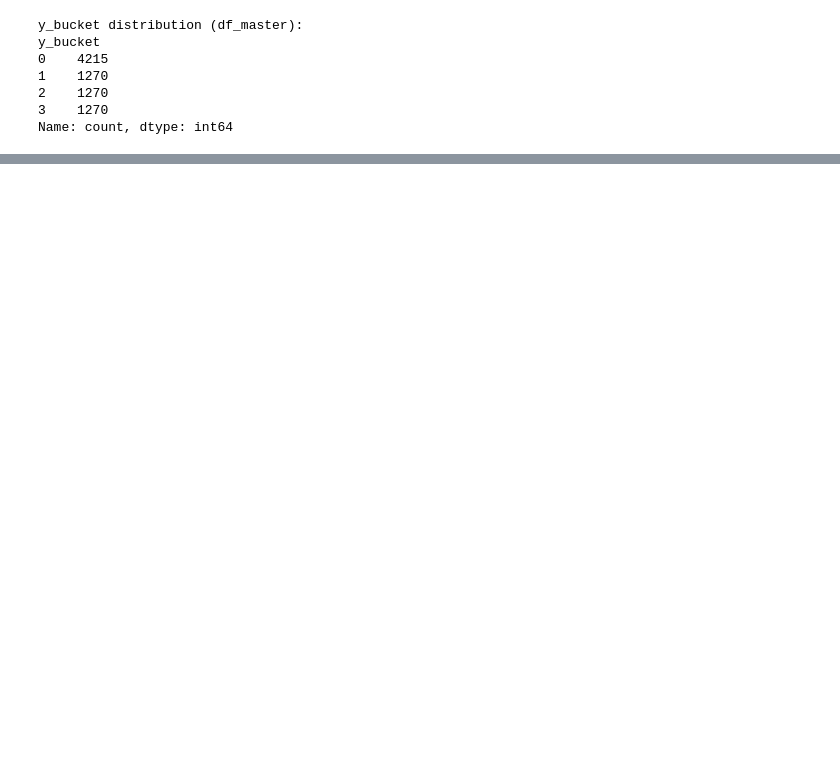
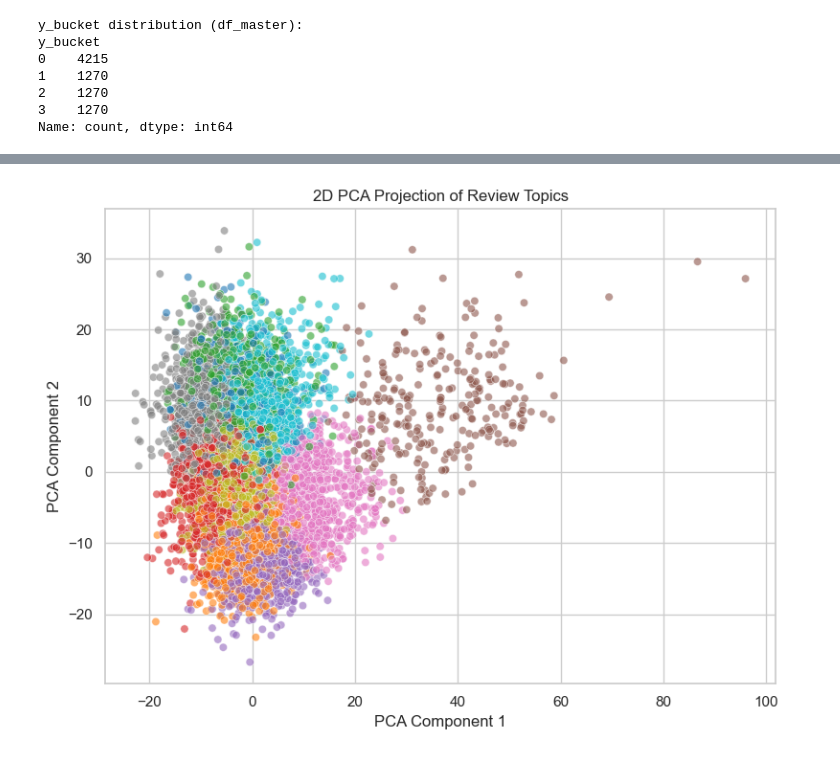
Before and after one commit to spaesey/ai-for-business-project, a Jupyter notebook: src/eda_feature_engineering.ipynb, the cells around one changed output, grey strips where cells are left out. Saved outputs shown, nothing was run; the diff lists cells and outputs as text; code cells hidden in the pictures; blank space fills up the shorter version.

```diff
--- a/src/eda_feature_engineering.ipynb
+++ b/src/eda_feature_engineering.ipynb
@@ -2524,0 +2570,25 @@ Name: count, dtype: int64
+# %%
+# --------------------------------------------------
+# 6. OPTIONAL: PCA VISUALIZATION OF TOPICS
+# --------------------------------------------------
+# Diagnostic visualization to inspect cluster separation
+
+pca = PCA(n_components=2, random_state=42)
+X_2d = pca.fit_transform(X_embeddings)
+
+plt.figure(figsize=(8, 6))
+sns.scatterplot(
+    x=X_2d[:, 0],
+    y=X_2d[:, 1],
+    hue=df_master["review_topic"],
+    palette="tab10",
+    alpha=0.6,
+    legend=False
+)
+plt.title("2D PCA Projection of Review Topics")
+plt.xlabel("PCA Component 1")
+plt.ylabel("PCA Component 2")
+plt.tight_layout()
+plt.show()
+# %% [output]
+[figure, added]
```
Also changed, not shown: parts of 25 cells of this notebook, 2 other files.
